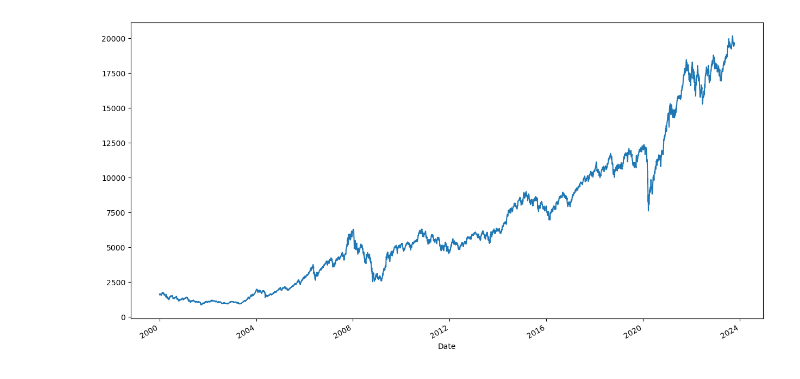
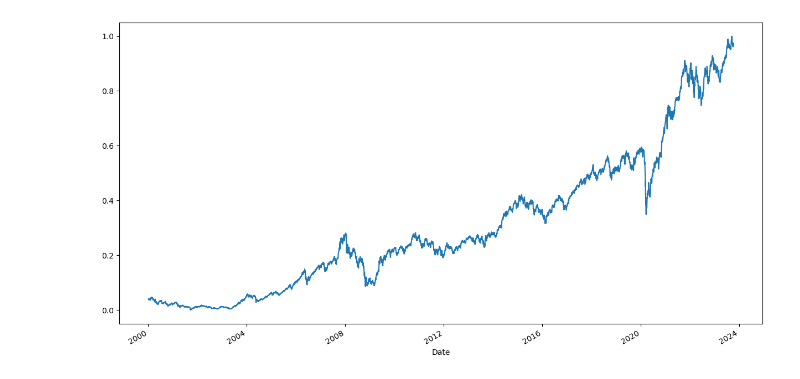
Before and after one commit to ADSJCET/DeepLearningLab, a Jupyter notebook: EXP7/code.ipynb, the cells around one changed output. Cells and saved outputs as stored; diff of their text form; code cells hidden in the pictures.

```diff
--- a/EXP7/code.ipynb
+++ b/EXP7/code.ipynb
@@ -13,7 +10,8 @@ from sklearn.metrics import r2_score
 # %%
-df = pd.read_csv('data.csv').iloc[::-1]
+df = pd.read_csv("data.csv", index_col="Date", parse_dates=True)
-# %%
-df.drop(['Open', 'High', 'Low'], axis=1, inplace=True)
+# %%
+scaler = MinMaxScaler()
+df[['Open', 'High', 'Low', 'Close']] = scaler.fit_transform(df[['Open', 'High', 'Low', 'Close']])
 # %%
 df.head()
 # %% [output]
@@ -26,4 +24,0 @@ df.head()
-# %%
-df['Date'] = pd.to_datetime(df['Date'])
-df_chg= df.set_index(['Date'], drop=True)
-df_chg.head()
@@ -38,5 +25,5 @@ df_chg.head()
 # %%
 plt.figure(figsize=(15,8))
-df_chg['Close'].plot();
+df['Close'].plot();
 # %% [output]
-[figure, old version]
+[figure, new version]
```
Also changed, not shown: parts of 20 cells of this notebook.
